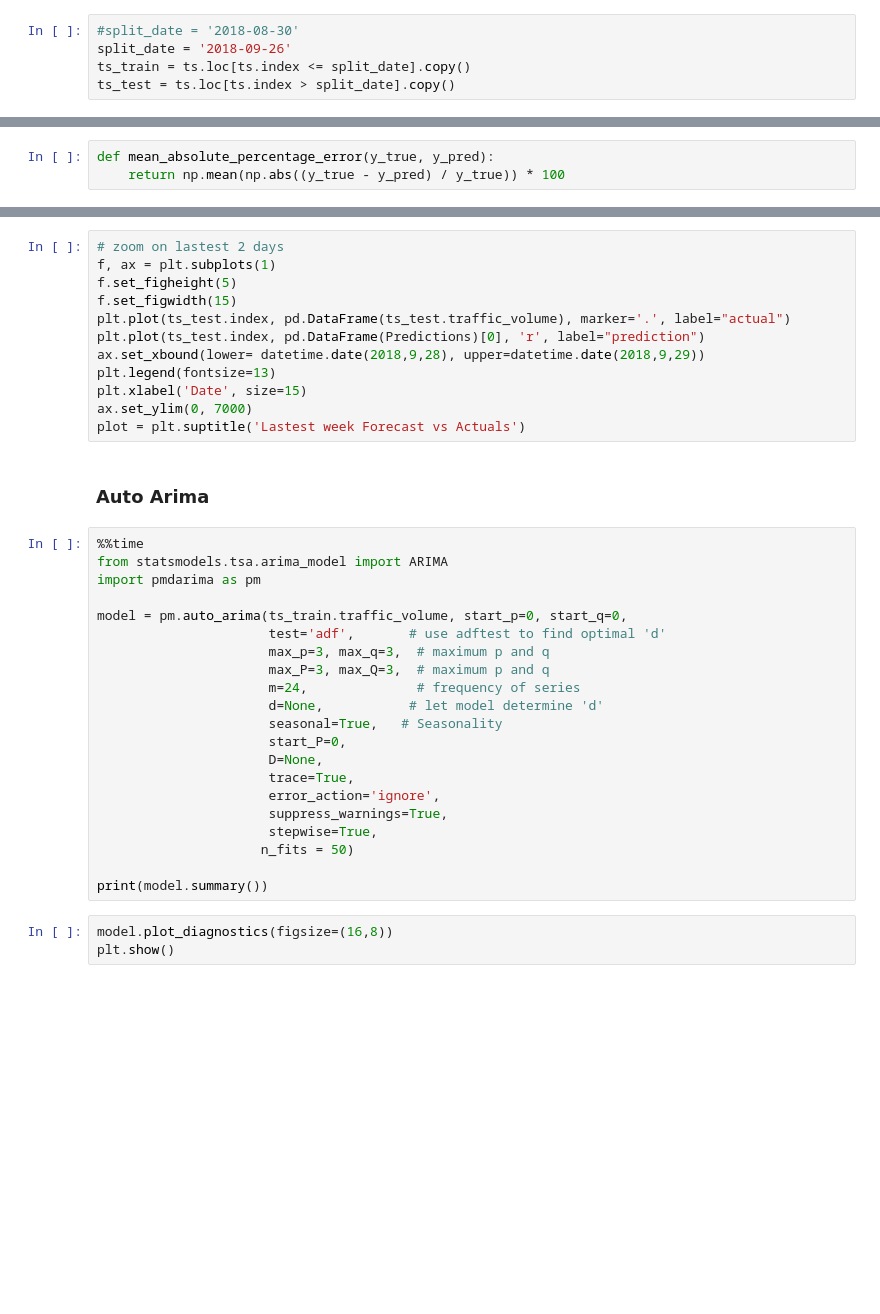
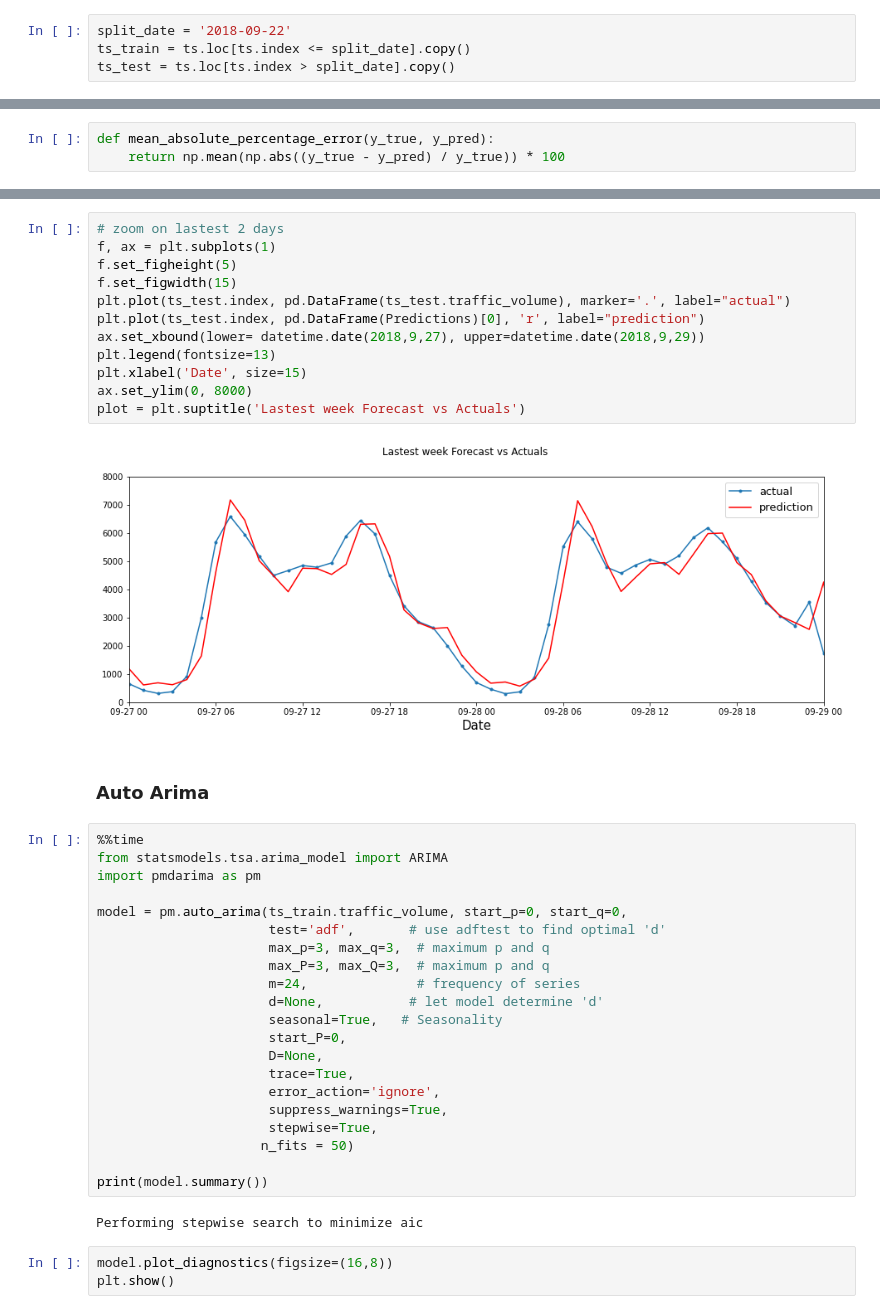
Before and after one commit to amine-akrout/Time-series-forecasting, a Jupyter notebook: Time_Series_Analysis_with_ARIMA.ipynb, the cells around one changed output, grey strips where cells are left out. Drawn from its saved outputs; the diff is of its cells as text; blank space fills up the shorter version.

```diff
--- a/Time_Series_Analysis_with_ARIMA.ipynb
+++ b/Time_Series_Analysis_with_ARIMA.ipynb
@@ -45,8 +85,7 @@ ts.info()
 # %% [markdown]
 **Train/test Split**
 # %%
-#split_date = '2018-08-30'
-split_date = '2018-09-26'
+split_date = '2018-09-22'
 ts_train = ts.loc[ts.index <= split_date].copy()
 ts_test = ts.loc[ts.index > split_date].copy()
 # %%
@@ -209,15 +308,17 @@ plt.show()
 # %%
 # zoom on lastest 2 days
 f, ax = plt.subplots(1)
 f.set_figheight(5)
 f.set_figwidth(15)
 plt.plot(ts_test.index, pd.DataFrame(ts_test.traffic_volume), marker='.', label="actual")
 plt.plot(ts_test.index, pd.DataFrame(Predictions)[0], 'r', label="prediction")
-ax.set_xbound(lower= datetime.date(2018,9,28), upper=datetime.date(2018,9,29))
+ax.set_xbound(lower= datetime.date(2018,9,27), upper=datetime.date(2018,9,29))
 plt.legend(fontsize=13)
 plt.xlabel('Date', size=15)
-ax.set_ylim(0, 7000)
+ax.set_ylim(0, 8000)
 plot = plt.suptitle('Lastest week Forecast vs Actuals')
+# %% [output]
+[figure, added]
 # %% [markdown]
 ### Auto Arima
 # %%
@@ -241,6 +342,8 @@ model = pm.auto_arima(ts_train.traffic_volume, start_p=0, start_q=0,
                      n_fits = 50)
 
 print(model.summary())
+# %% [output]
+Performing stepwise search to minimize aic
 # %%
 model.plot_diagnostics(figsize=(16,8))
 plt.show()
```
Also changed, not shown: parts of 19 cells of this notebook, 1 other file.
